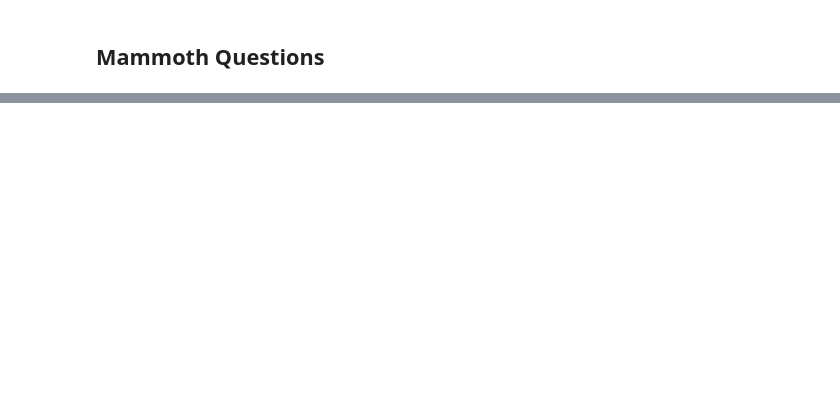
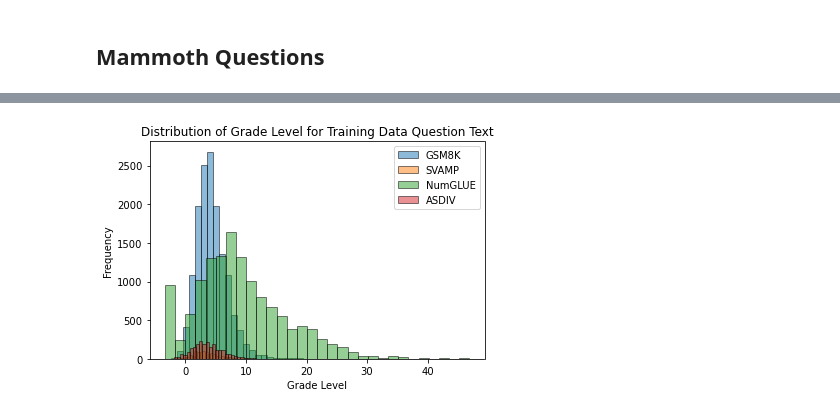
Before and after one commit to bryanchrist/llama2-70b, a Jupyter notebook: reading_level.ipynb, the cells around one changed output, grey strips where cells are left out. Drawn from its saved outputs; the diff is of its cells as text; code cells hidden in the pictures; blank space fills up the shorter version.

```diff
--- a/reading_level.ipynb
+++ b/reading_level.ipynb
@@ -40,14 +44,13 @@ print(fk.grade_level)
 ## ASDIV
 # %%
 asdiv = pd.read_csv('data/ASDIV_clean.csv')
-all_text = []
+asdiv_grades = []
 for i in range(0, len(asdiv)):
     text = asdiv.iloc[i]['question']
     text = str(text)
-    all_text.append(text)
-all_text = " ".join(all_text)
-r = Readability(all_text)
-fk = r.flesch_kincaid()
-print(fk.score)
-print(fk.grade_level)
+    grade = textstat.flesch_kincaid_grade(text)
+    if grade < -3.40:
+        grade = -3.40
+    asdiv_grades.append(grade)
+print(np.mean(asdiv_grades), max(asdiv_grades), min(asdiv_grades))
 # %% [output]
@@ -58,14 +60,13 @@ print(fk.grade_level)
 # %%
 svamp = pd.read_json('data/svamp.json')
 svamp['question'] = svamp['Body'] + " " + svamp['Question']
-all_text = []
+svamp_grades = []
 for i in range(0, len(svamp)):
     text = svamp.iloc[i]['question']
     text = str(text)
-    all_text.append(text)
-all_text = " ".join(all_text)
-r = Readability(all_text)
-fk = r.flesch_kincaid()
-print(fk.score)
-print(fk.grade_level)
+    grade = textstat.flesch_kincaid_grade(text)
+    if grade < -3.40:
+        grade = -3.40
+    svamp_grades.append(grade)
+print(np.mean(svamp_grades), max(svamp_grades), min(svamp_grades))
 # %% [output]
@@ -232,0 +200,17 @@ print(fk.grade_level)
+# %%
+# Create a histogram
+plt.hist(gsm8k_grades, bins=30, alpha=0.5, label='GSM8K', edgecolor='black')
+plt.hist(svamp_grades, bins=30, alpha=0.5, label='SVAMP', edgecolor='black')
+plt.hist(numglue_grades, bins=30, alpha=0.5, label='NumGLUE', edgecolor='black')
+plt.hist(asdiv_grades, bins=30, alpha=0.5, label='ASDIV', edgecolor='black')
+
+# Customize the plot
+plt.title('Distribution of Grade Level for Training Data Question Text')
+plt.xlabel('Grade Level')
+plt.ylabel('Frequency')
+plt.legend()
+
+# Show the plot
+plt.show()
+# %% [output]
+[figure, added]
```
Also changed, not shown: parts of 25 cells of this notebook, 3 other files.
